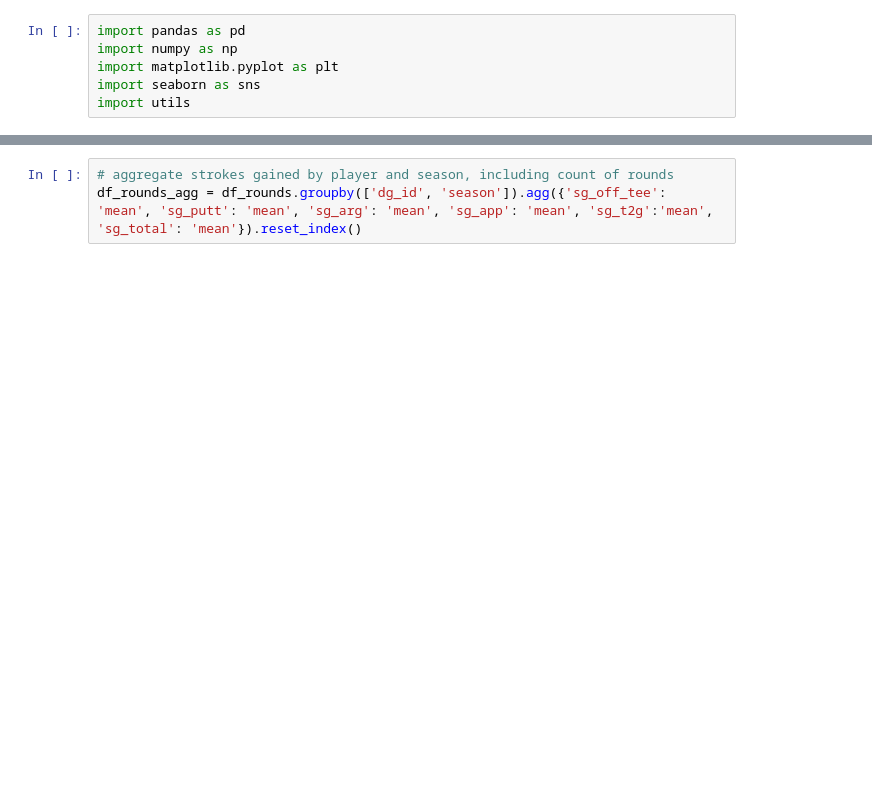
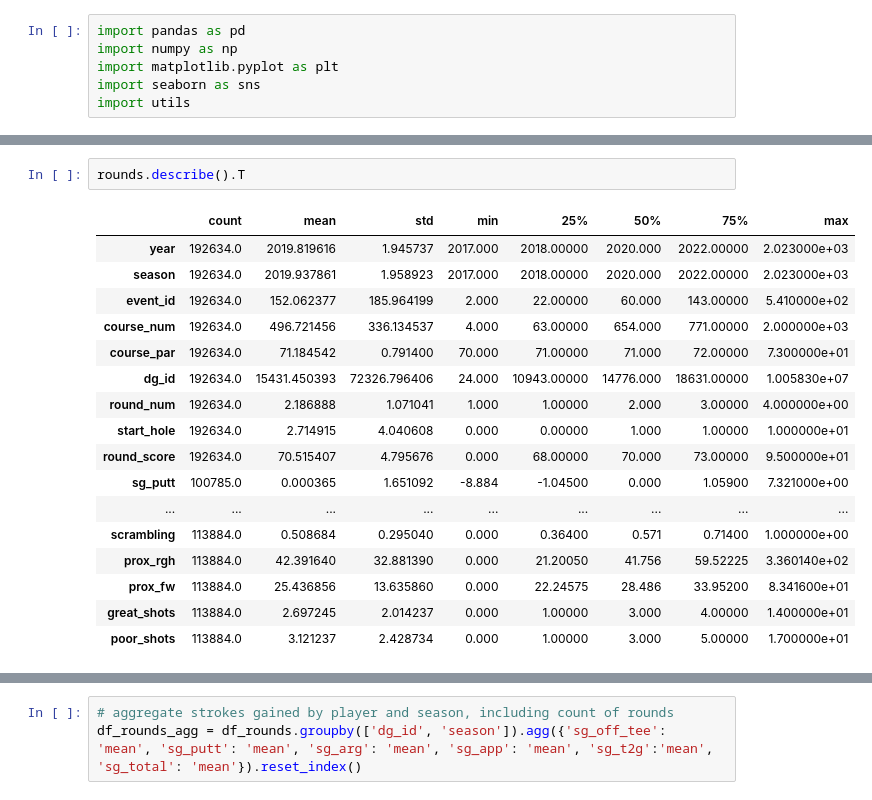
Before and after one commit to melebrett/MSDS-Capstone, a Jupyter notebook: dev/eda.ipynb, the cells around one changed output, grey strips where cells are left out. Cells and saved outputs as stored; diff of their text form; blank space fills up the shorter version.

```diff
--- a/dev/eda.ipynb
+++ b/dev/eda.ipynb
@@ -128 +34,21 @@ array([[<AxesSubplot:title={'center':'sg_putt'}>,
+# %%
+rounds.describe().T
+# %% [output]
+|  | count | mean | std | min | 25% | 50% | 75% | max |
+| year | 192634.0 | 2019.819616 | 1.945737 | 2017.000 | 2018.00000 | 2020.000 | 2022.00000 | 2.023000e+03 |
+| season | 192634.0 | 2019.937861 | 1.958923 | 2017.000 | 2018.00000 | 2020.000 | 2022.00000 | 2.023000e+03 |
+| event_id | 192634.0 | 152.062377 | 185.964199 | 2.000 | 22.00000 | 60.000 | 143.00000 | 5.410000e+02 |
+| course_num | 192634.0 | 496.721456 | 336.134537 | 4.000 | 63.00000 | 654.000 | 771.00000 | 2.000000e+03 |
+| course_par | 192634.0 | 71.184542 | 0.791400 | 70.000 | 71.00000 | 71.000 | 72.00000 | 7.300000e+01 |
+| dg_id | 192634.0 | 15431.450393 | 72326.796406 | 24.000 | 10943.00000 | 14776.000 | 18631.00000 | 1.005830e+07 |
+| round_num | 192634.0 | 2.186888 | 1.071041 | 1.000 | 1.00000 | 2.000 | 3.00000 | 4.000000e+00 |
+| start_hole | 192634.0 | 2.714915 | 4.040608 | 0.000 | 0.00000 | 1.000 | 1.00000 | 1.000000e+01 |
+| round_score | 192634.0 | 70.515407 | 4.795676 | 0.000 | 68.00000 | 70.000 | 73.00000 | 9.500000e+01 |
+| sg_putt | 100785.0 | 0.000365 | 1.651092 | -8.884 | -1.04500 | 0.000 | 1.05900 | 7.321000e+00 |
+| ... | ... | ... | ... | ... | ... | ... | ... | ... |
+| scrambling | 113884.0 | 0.508684 | 0.295040 | 0.000 | 0.36400 | 0.571 | 0.71400 | 1.000000e+00 |
+| prox_rgh | 113884.0 | 42.391640 | 32.881390 | 0.000 | 21.20050 | 41.756 | 59.52225 | 3.360140e+02 |
+| prox_fw | 113884.0 | 25.436856 | 13.635860 | 0.000 | 22.24575 | 28.486 | 33.95200 | 8.341600e+01 |
+| great_shots | 113884.0 | 2.697245 | 2.014237 | 0.000 | 1.00000 | 3.000 | 4.00000 | 1.400000e+01 |
+| poor_shots | 113884.0 | 3.121237 | 2.428734 | 0.000 | 1.00000 | 3.000 | 5.00000 | 1.700000e+01 |
 # %%
```
Also changed, not shown: parts of 35 cells of this notebook, 2 other files.
